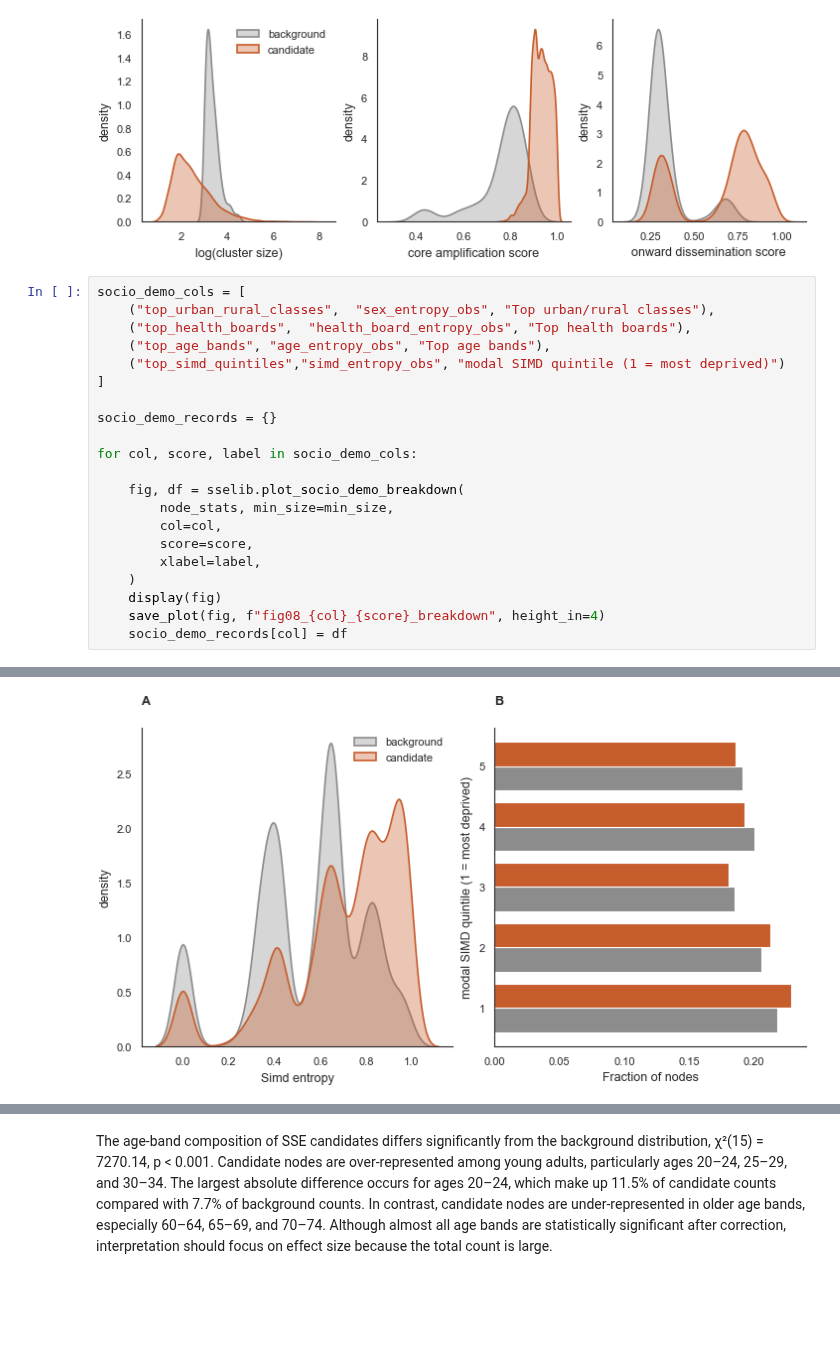
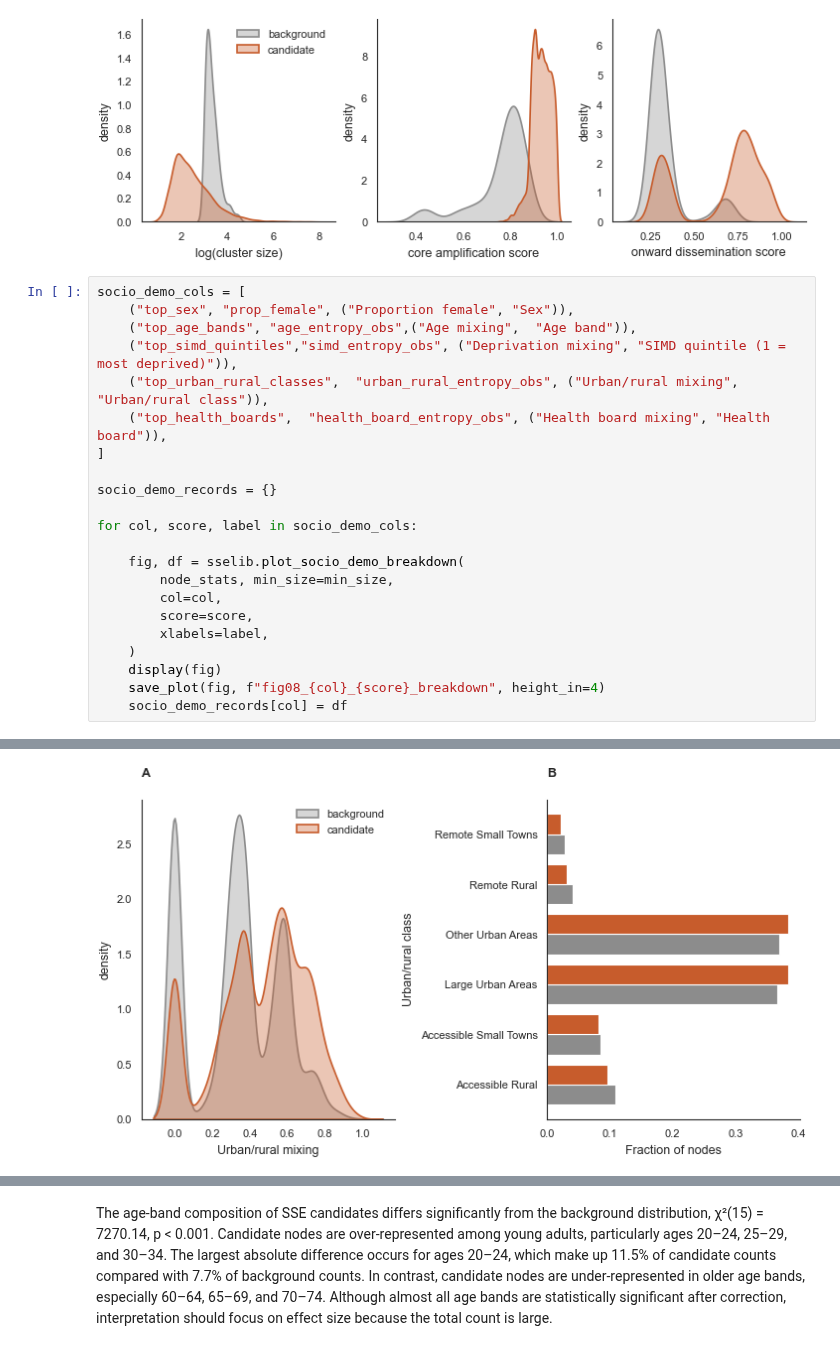
Before and after one commit to ydnkka/scotland, a Jupyter notebook: sse_detection/sse_detection_plots.ipynb, the cells around one changed output, grey strips where cells are left out. Cells and saved outputs as stored; diff of their text form; blank space fills up the shorter version.

```diff
--- a/sse_detection/sse_detection_plots.ipynb
+++ b/sse_detection/sse_detection_plots.ipynb
@@ -149,10 +149,11 @@ save_plot(fig, "fig07_composite_score_distributions", height_in=2.5)
 [figure]
 # %%
 socio_demo_cols = [
-    ("top_urban_rural_classes",  "sex_entropy_obs", "Top urban/rural classes"),
-    ("top_health_boards",  "health_board_entropy_obs", "Top health boards"),
-    ("top_age_bands", "age_entropy_obs", "Top age bands"),
-    ("top_simd_quintiles","simd_entropy_obs", "modal SIMD quintile (1 = most deprived)")
+    ("top_sex", "prop_female", ("Proportion female", "Sex")),
+    ("top_age_bands", "age_entropy_obs",("Age mixing",  "Age band")),
+    ("top_simd_quintiles","simd_entropy_obs", ("Deprivation mixing", "SIMD quintile (1 = most deprived)")),
+    ("top_urban_rural_classes",  "urban_rural_entropy_obs", ("Urban/rural mixing", "Urban/rural class")),
+    ("top_health_boards",  "health_board_entropy_obs", ("Health board mixing", "Health board")),
 ]
 
 socio_demo_records = {}
@@ -163,7 +164,7 @@ for col, score, label in socio_demo_cols:
         node_stats, min_size=min_size,
         col=col,
         score=score,
-        xlabel=label,
+        xlabels=label,
     )
     display(fig)
     save_plot(fig, f"fig08_{col}_{score}_breakdown", height_in=4)
@@ -175 +176 @@ for col, score, label in socio_demo_cols:
-[figure, old version]
+[figure, new version]
```
Also changed, not shown: parts of 4 cells of this notebook, 3 other files.
